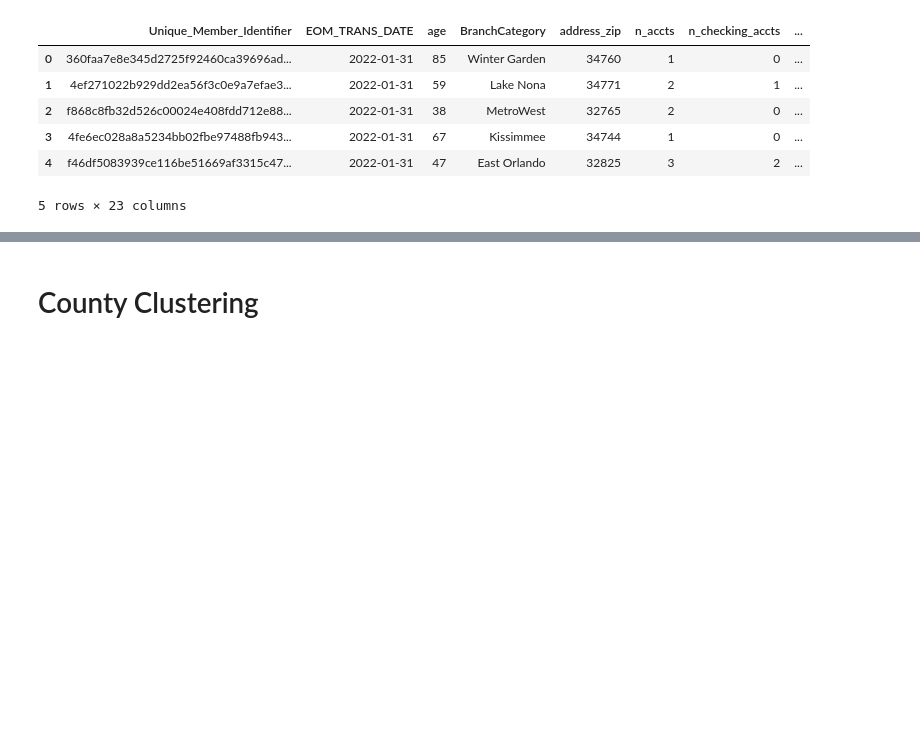
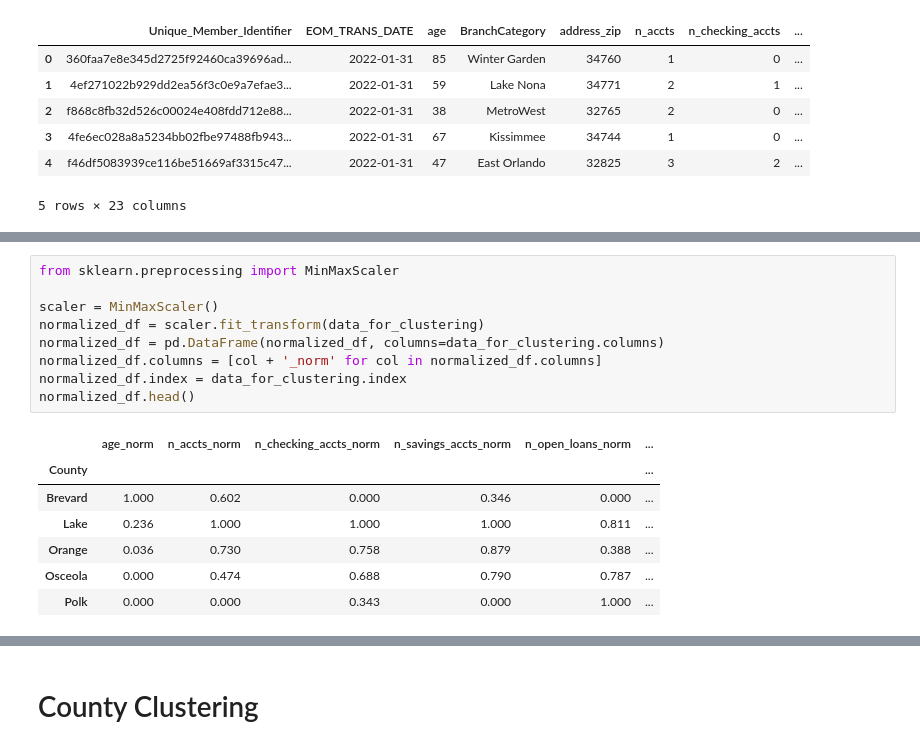
Before and after one commit to perezjovany/Addition-Financial-Competition-23-24, a Jupyter notebook: member_county_cluster_v1.ipynb, the cells around one changed output, grey strips where cells are left out. Cells and saved outputs as stored; diff of their text form; blank space fills up the shorter version.

```diff
--- a/member_county_cluster_v1.ipynb
+++ b/member_county_cluster_v1.ipynb
@@ -154,0 +191,17 @@ county_df.head()
+# %%
+from sklearn.preprocessing import MinMaxScaler
+
+scaler = MinMaxScaler()
+normalized_df = scaler.fit_transform(data_for_clustering)
+normalized_df = pd.DataFrame(normalized_df, columns=data_for_clustering.columns)
+normalized_df.columns = [col + '_norm' for col in normalized_df.columns]
+normalized_df.index = data_for_clustering.index
+normalized_df.head()
+# %% [output]
+|  | age_norm | n_accts_norm | n_checking_accts_norm | n_savings_accts_norm | n_open_loans_norm | ... |
+| County |  |  |  |  |  | ... |
+| Brevard | 1.000 | 0.602 | 0.000 | 0.346 | 0.000 | ... |
+| Lake | 0.236 | 1.000 | 1.000 | 1.000 | 0.811 | ... |
+| Orange | 0.036 | 0.730 | 0.758 | 0.879 | 0.388 | ... |
+| Osceola | 0.000 | 0.474 | 0.688 | 0.790 | 0.787 | ... |
+| Polk | 0.000 | 0.000 | 0.343 | 0.000 | 1.000 | ... |
```
Also changed, not shown: parts of 21 cells of this notebook, 3 other files.
